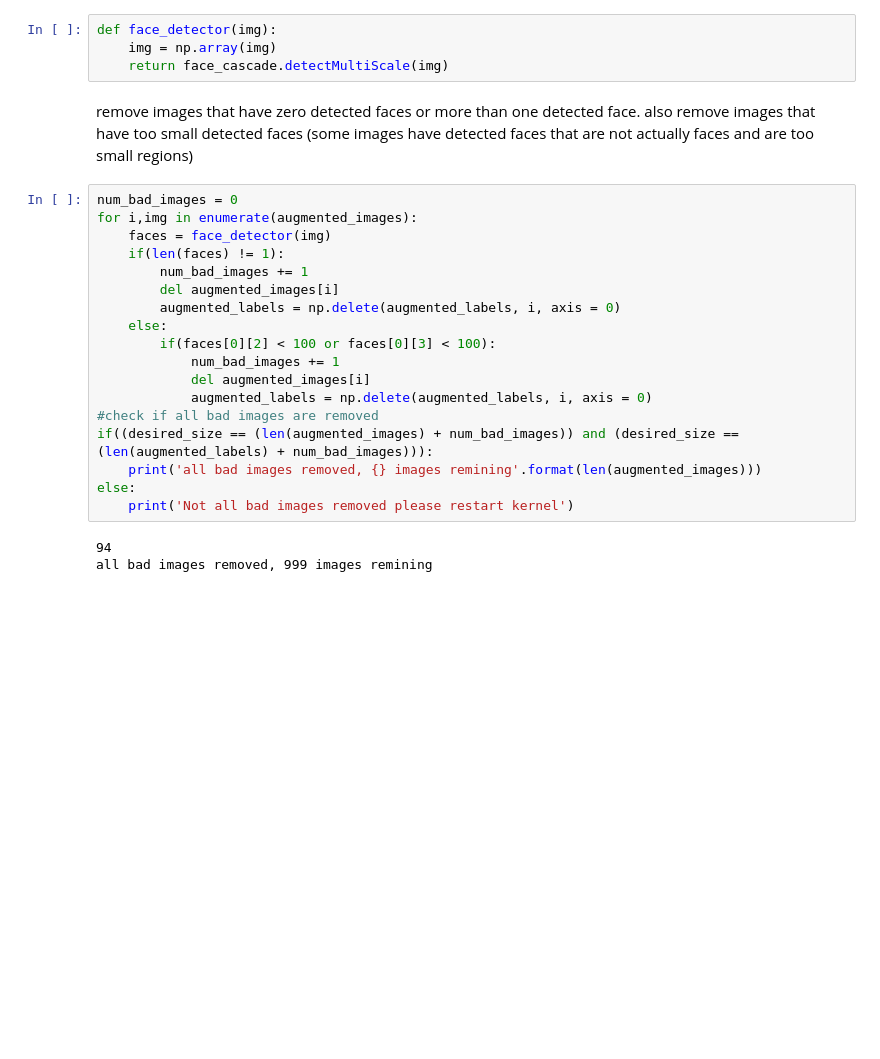
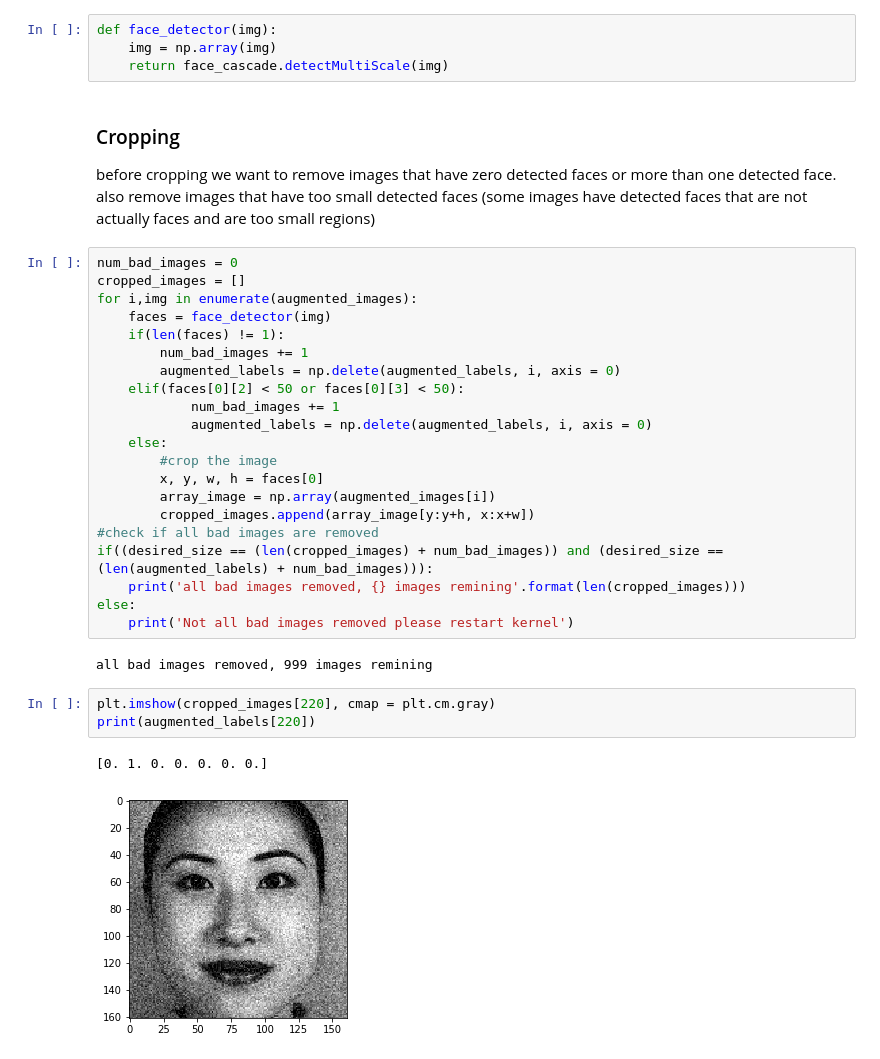
Before and after one commit to peterRaafat/machine-learning, a Jupyter notebook: Udacity- Machine learning nanodegree/Facial expressions/Project/facial expressions.ipynb, the cells around one changed output. Saved outputs shown, nothing was run; the diff lists cells and outputs as text; blank space fills up the shorter version.

Commit message:
Added image cropping to pre_processing

```diff
--- a/Udacity- Machine learning nanodegree/Facial expressions/Project/facial expressions.ipynb
+++ b/Udacity- Machine learning nanodegree/Facial expressions/Project/facial expressions.ipynb
@@ -167,27 +167,34 @@ def face_detector(img):
     img = np.array(img)
     return face_cascade.detectMultiScale(img)
 # %% [markdown]
-remove images that have zero detected faces or more than one detected face. also remove images that have too small detected faces (some images have detected faces that are not actually faces and are too small regions)
+### Cropping
+before cropping we want to remove images that have zero detected faces or more than one detected face. also remove images that have too small detected faces (some images have detected faces that are not actually faces and are too small regions)
 # %%
 num_bad_images = 0
+cropped_images = []
 for i,img in enumerate(augmented_images):
     faces = face_detector(img)
     if(len(faces) != 1):
         num_bad_images += 1
-        del augmented_images[i]
         augmented_labels = np.delete(augmented_labels, i, axis = 0)
+    elif(faces[0][2] < 50 or faces[0][3] < 50):
+            num_bad_images += 1
+            augmented_labels = np.delete(augmented_labels, i, axis = 0)
     else:
-        if(faces[0][2] < 100 or faces[0][3] < 100):
-            num_bad_images += 1
-            del augmented_images[i]
-            augmented_labels = np.delete(augmented_labels, i, axis = 0)
+        #crop the image
+        x, y, w, h = faces[0]
+        array_image = np.array(augmented_images[i])
+        cropped_images.append(array_image[y:y+h, x:x+w])
 #check if all bad images are removed
-if((desired_size == (len(augmented_images) + num_bad_images)) and (desired_size == (len(augmented_labels) + num_bad_images))):
-    print('all bad images removed, {} images remining'.format(len(augmented_images)))
+if((desired_size == (len(cropped_images) + num_bad_images)) and (desired_size == (len(augmented_labels) + num_bad_images))):
+    print('all bad images removed, {} images remining'.format(len(cropped_images)))
 else:
     print('Not all bad images removed please restart kernel')
 # %% [output]
-94
 all bad images removed, 999 images remining
-# %% [markdown]
-####
+# %%
+plt.imshow(cropped_images[220], cmap = plt.cm.gray)
+print(augmented_labels[220])
+# %% [output]
+[0. 1. 0. 0. 0. 0. 0.]
+[figure, added]
```
Also changed, not shown: parts of 3 cells of this notebook.
